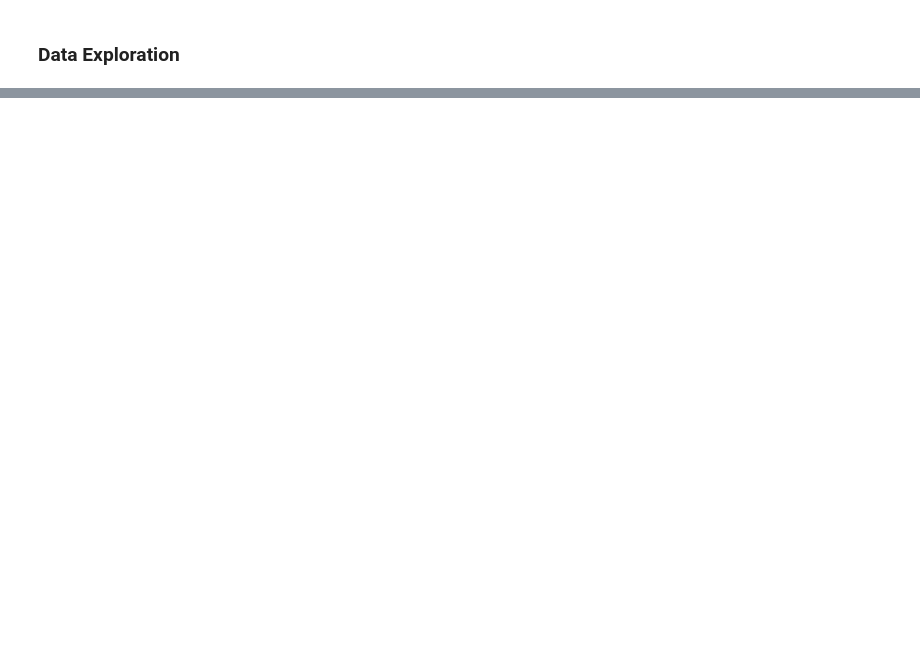
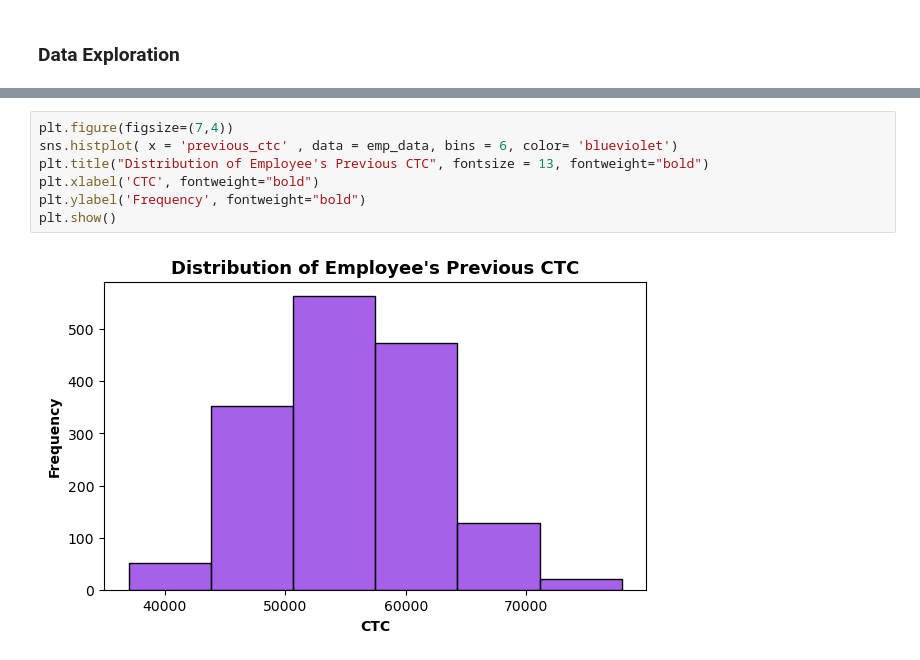
Before and after one commit to lavkushsingh31/Data_Science_Machine_Learning_Projects, a Jupyter notebook: Course Project - Salary Prediction of New Hire Employees/Course Project - Salary Prediction for Hiring New Employees.ipynb, the cells around one changed output, grey strips where cells are left out. Saved outputs shown, nothing was run; the diff lists cells and outputs as text; blank space fills up the shorter version.

```diff
--- a/Course Project - Salary Prediction of New Hire Employees/Course Project - Salary Prediction for Hiring New Employees.ipynb
+++ b/Course Project - Salary Prediction of New Hire Employees/Course Project - Salary Prediction for Hiring New Employees.ipynb
@@ -252,0 +413,9 @@ sns.countplot(x = 'city', data = emp_data)
+# %%
+plt.figure(figsize=(7,4))
+sns.histplot( x = 'previous_ctc' , data = emp_data, bins = 6, color= 'blueviolet')
+plt.title("Distribution of Employee's Previous CTC", fontsize = 13, fontweight="bold")
+plt.xlabel('CTC', fontweight="bold")
+plt.ylabel('Frequency', fontweight="bold")
+plt.show()
+# %% [output]
+[figure, added]
```
Also changed, not shown: parts of 32 cells of this notebook.
